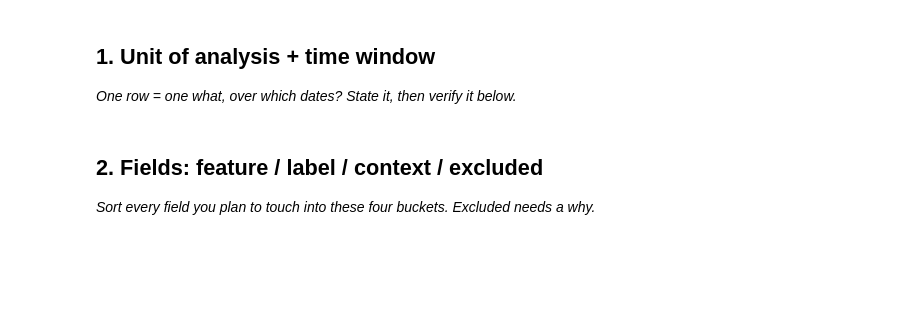
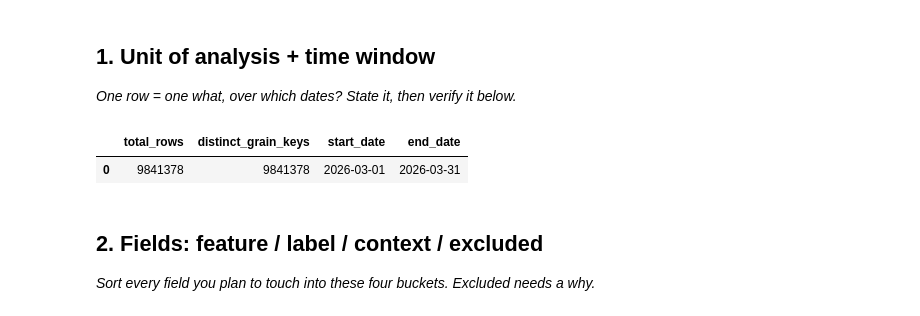
Before and after one commit to Asadnaeem23/flyrank-ml-internship, a Jupyter notebook: work/notebooks/w03_data_contract.ipynb, the cells around one changed output. Saved outputs shown, nothing was run; the diff lists cells and outputs as text; code cells hidden in the pictures; blank space fills up the shorter version.

```diff
--- a/work/notebooks/w03_data_contract.ipynb
+++ b/work/notebooks/w03_data_contract.ipynb
@@ -13,6 +69,25 @@ This skeleton is yours to fill. Work the sections **in order** — each one has
 # %%
 # This cell is for CODE (numbers, a query, a check).
 # Write your text answer in the cell ABOVE this one — typing sentences here breaks Run All.
+# Verify the unit of analysis and the March 2026 time window.
+
+query = f"""
+SELECT
+    COUNT(*) AS total_rows,
+    COUNT(DISTINCT report_date || '|' || client_hash_id || '|' || content_hash_id) AS distinct_grain_keys,
+    MIN(report_date) AS start_date,
+    MAX(report_date) AS end_date
+FROM read_parquet(
+    '{rel}/fact_content_daily_performance/**/*.parquet',
+    hive_partitioning=true
+)
+WHERE month = '2026-03'
+"""
+
+con.sql(query).df()
+# %% [output]
+|  | total_rows | distinct_grain_keys | start_date | end_date |
+| 0 | 9841378 | 9841378 | 2026-03-01 | 2026-03-31 |
 # %% [markdown]
 ## 2. Fields: feature / label / context / excluded
 
```
Also changed, not shown: parts of 10 cells of this notebook.
